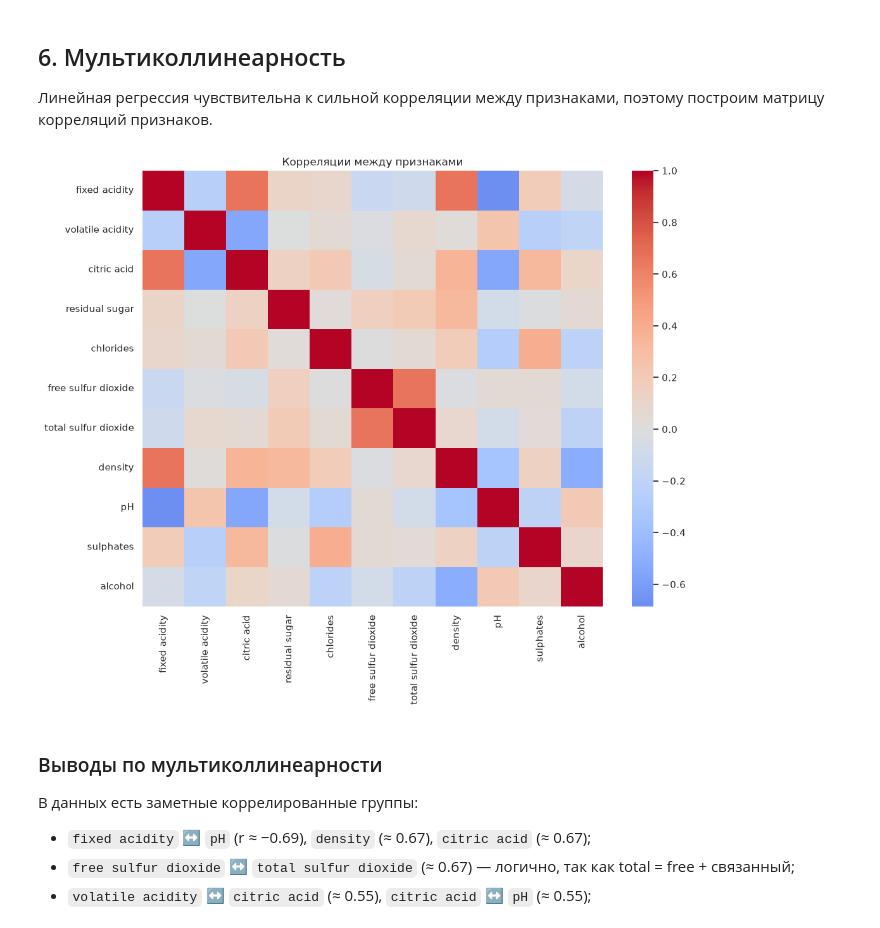
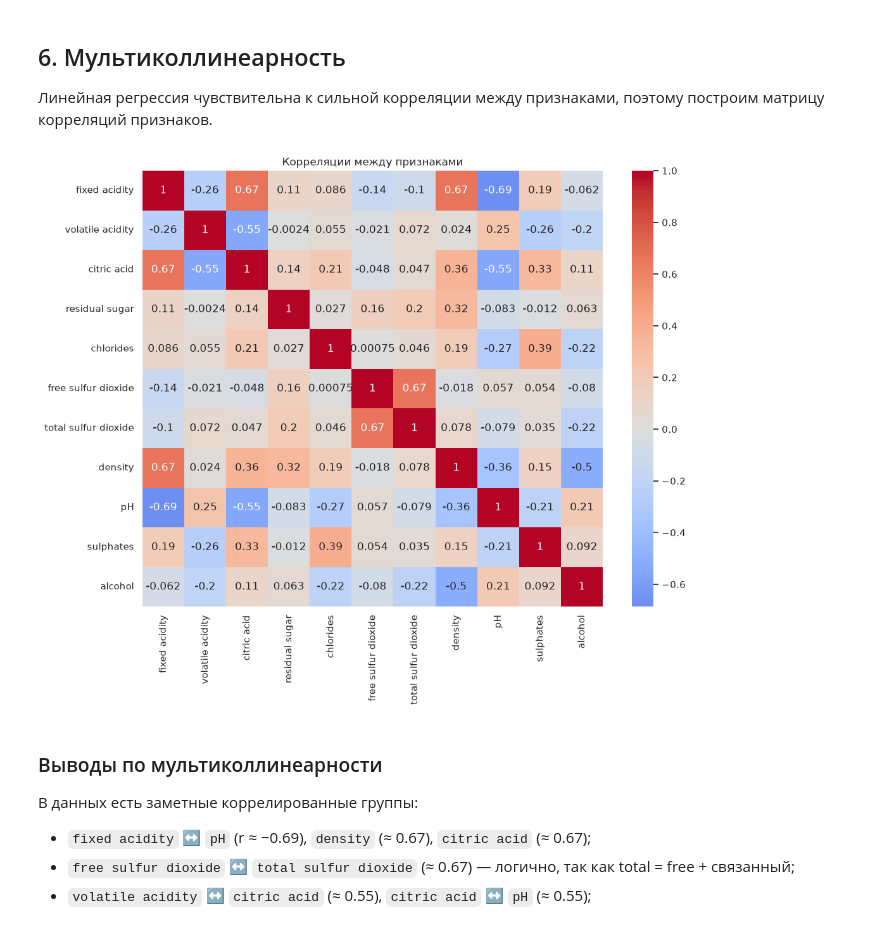
Before and after one commit to Megakret/ml_course_mai, a Jupyter notebook: regression/lab1.ipynb, the cells around one changed output. Cells and saved outputs as stored; diff of their text form; code cells hidden in the pictures.

```diff
--- a/regression/lab1.ipynb
+++ b/regression/lab1.ipynb
@@ -239,11 +249,11 @@ plt.tight_layout()
 Линейная регрессия чувствительна к сильной корреляции между признаками, поэтому построим матрицу корреляций признаков.
 # %%
 plt.figure(figsize=(11, 9))
-sns.heatmap(data.drop(columns=["quality"]).corr(), cmap="coolwarm", center=0)
+sns.heatmap(data.drop(columns=["quality"]).corr(), cmap="coolwarm", center=0, annot=True)
 plt.title("Корреляции между признаками")
 plt.tight_layout()
 # %% [output]
-[figure, old version]
+[figure, new version]
 # %% [markdown]
 ### Выводы по мультиколлинеарности
 
```
Also changed, not shown: parts of 14 cells of this notebook.
